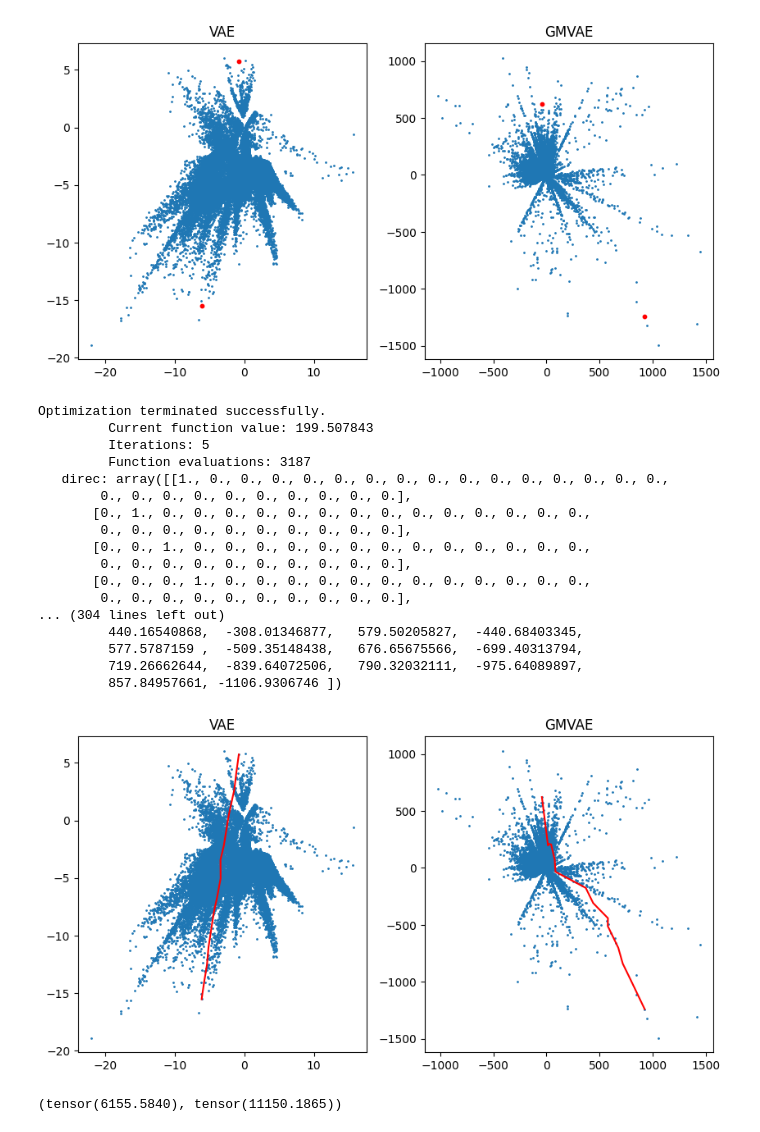
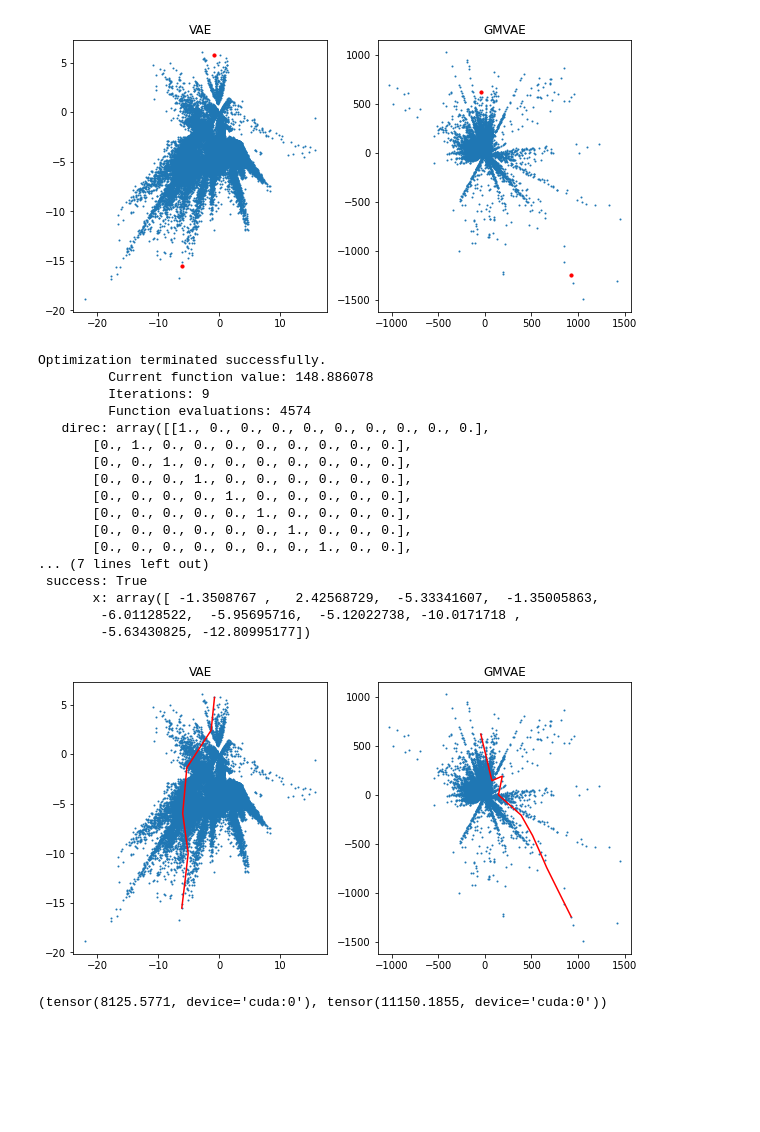
Before and after one commit to yhsure/cells, a Jupyter notebook: geodesics.ipynb, the cells around one changed output. Cells and saved outputs as stored; diff of their text form; code cells hidden in the pictures; blank space fills up the shorter version.

```diff
--- a/geodesics.ipynb
+++ b/geodesics.ipynb
@@ -78,74 +84,76 @@ vae_p1, vae_p2 = torch.tensor(vae_p1).unsqueeze(0), torch.tensor(vae_p2).unsquee
 plt.figure(figsize=(10, 5))
 plt.subplot(1, 2, 1)
 plt.scatter(vae_latent[:, 0], vae_latent[:, 1], s=1)
-plt.scatter(vae_p1[0], vae_p1[1], c="red", s=10)
-plt.scatter(vae_p2[0], vae_p2[1], c="red", s=10)
+plt.scatter(vae_p1[0,0], vae_p1[0,1], c="red", s=10)
+plt.scatter(vae_p2[0,0], vae_p2[0,1], c="red", s=10)
 plt.title("VAE")
 plt.subplot(1, 2, 2)
 plt.scatter(gm_latent[:, 0], gm_latent[:, 1], s=1)
-plt.scatter(gm_p1[0], gm_p1[1], c="red", s=10)
-plt.scatter(gm_p2[0], gm_p2[1], c="red", s=10)
+plt.scatter(gm_p1[0,0], gm_p1[0,1], c="red", s=10)
+plt.scatter(gm_p2[0,0], gm_p2[0,1], c="red", s=10)
 plt.title("GMVAE")
 plt.show()
 # %% [output]
-[figure, old version]
+[figure, new version]
 # %%
 # ---------------------------------------------------------
 # compute the geodesic between two points in latent space -
 # ---------------------------------------------------------
 
 # lambda function which takes x and returns torch.tensor(x):
 # t = lambda x: torch.tensor(x)
 
 # # get the latent space coordinates of the two points
 # i1, i2 = 0, 1500
 # p1_vae = t(vae_latent[i1:i1+1])
 # p2_vae = t(vae_latent[i2:i2+1])
 
 # p1_gm = t(gm_latent[i1:i1+1])
 # p2_gm = t(gm_latent[i2:i2+1])
 
+vae_p1, vae_p2, gm_p1, gm_p2 = vae_p1.to(dev), vae_p2.to(dev), gm_p1.to(dev), gm_p2.to(dev)
+
 # compute the geodesic
-curve_vae = geo.compute_geodesic(vae_p1, vae_p2, vae.decode, get_Riemannian_metric, 15, dev)
-curve_gm = geo.compute_geodesic(gm_p1, gm_p2, gm.decode, get_Riemannian_metric, 15, dev)
+curve_vae = geo.compute_geodesic(vae_p1, vae_p2, vae.decode, get_Riemannian_metric, 7, dev).to("cpu")
+# curve_gm = geo.compute_geodesic(gm_p1, gm_p2, gm.decode, get_Riemannian_metric, 10, dev).to("cpu")
 
 # plot the geodesic
 plt.figure(figsize=(10, 5))
 plt.subplot(1, 2, 1)
 plt.scatter(vae_latent[:, 0], vae_latent[:, 1], s=1)
 plt.plot(curve_vae[:, 0], curve_vae[:, 1], c="r")
 plt.title("VAE")
 plt.subplot(1, 2, 2)
 plt.scatter(gm_latent[:, 0], gm_latent[:, 1], s=1)
 plt.plot(curve_gm[:, 0], curve_gm[:, 1], c="r")
 plt.title("GMVAE")
 plt.show()
 # %% [output]
 Optimization terminated successfully.
-         Current function value: 199.507843
-         Iterations: 5
-         Function evaluations: 3187
-   direc: array([[1., 0., 0., 0., 0., 0., 0., 0., 0., 0., 0., 0., 0., 0., 0., 0.,
-        0., 0., 0., 0., 0., 0., 0., 0., 0., 0.],
-       [0., 1., 0., 0., 0., 0., 0., 0., 0., 0., 0., 0., 0., 0., 0., 0.,
-        0., 0., 0., 0., 0., 0., 0., 0., 0., 0.],
-       [0., 0., 1., 0., 0., 0., 0., 0., 0., 0., 0., 0., 0., 0., 0., 0.,
-        0., 0., 0., 0., 0., 0., 0., 0., 0., 0.],
-       [0., 0., 0., 1., 0., 0., 0., 0., 0., 0., 0., 0., 0., 0., 0., 0.,
-        0., 0., 0., 0., 0., 0., 0., 0., 0., 0.],
-... (304 lines left out)
-         440.16540868,  -308.01346877,   579.50205827,  -440.68403345,
-         577.5787159 ,  -509.35148438,   676.65675566,  -699.40313794,
-         719.26662644,  -839.64072506,   790.32032111,  -975.64089897,
-         857.84957661, -1106.9306746 ])
+         Current function value: 148.886078
+         Iterations: 9
+         Function evaluations: 4574
+   direc: array([[1., 0., 0., 0., 0., 0., 0., 0., 0., 0.],
+       [0., 1., 0., 0., 0., 0., 0., 0., 0., 0.],
+       [0., 0., 1., 0., 0., 0., 0., 0., 0., 0.],
+       [0., 0., 0., 1., 0., 0., 0., 0., 0., 0.],
+       [0., 0., 0., 0., 1., 0., 0., 0., 0., 0.],
+       [0., 0., 0., 0., 0., 1., 0., 0., 0., 0.],
+       [0., 0., 0., 0., 0., 0., 1., 0., 0., 0.],
+       [0., 0., 0., 0., 0., 0., 0., 1., 0., 0.],
+... (7 lines left out)
+ success: True
+       x: array([ -1.3508767 ,   2.42568729,  -5.33341607,  -1.35005863,
+        -6.01128522,  -5.95695716,  -5.12022738, -10.0171718 ,
+        -5.63430825, -12.80995177])
-[figure, old version]
+[figure, new version]
 # %%
-len1 = geo.compute_length_of_curve(curve_gm, gm.decode, get_Riemannian_metric)
+len1 = geo.compute_length_of_curve(curve_gm.to(dev), gm.decode, get_Riemannian_metric)
 
 gm_linear = geo.compute_linear(gm_p1, gm_p2, 15, dev)
-len2 = geo.compute_length_of_curve(gm_linear, gm.decode, get_Riemannian_metric)
+len2 = geo.compute_length_of_curve(gm_linear.to(dev), gm.decode, get_Riemannian_metric)
 
 len1, len2
 # %% [output]
-(tensor(6155.5840), tensor(11150.1865))
+(tensor(8125.5771, device='cuda:0'), tensor(11150.1855, device='cuda:0'))
 # %%
```
Also changed, not shown: parts of 7 cells of this notebook.
